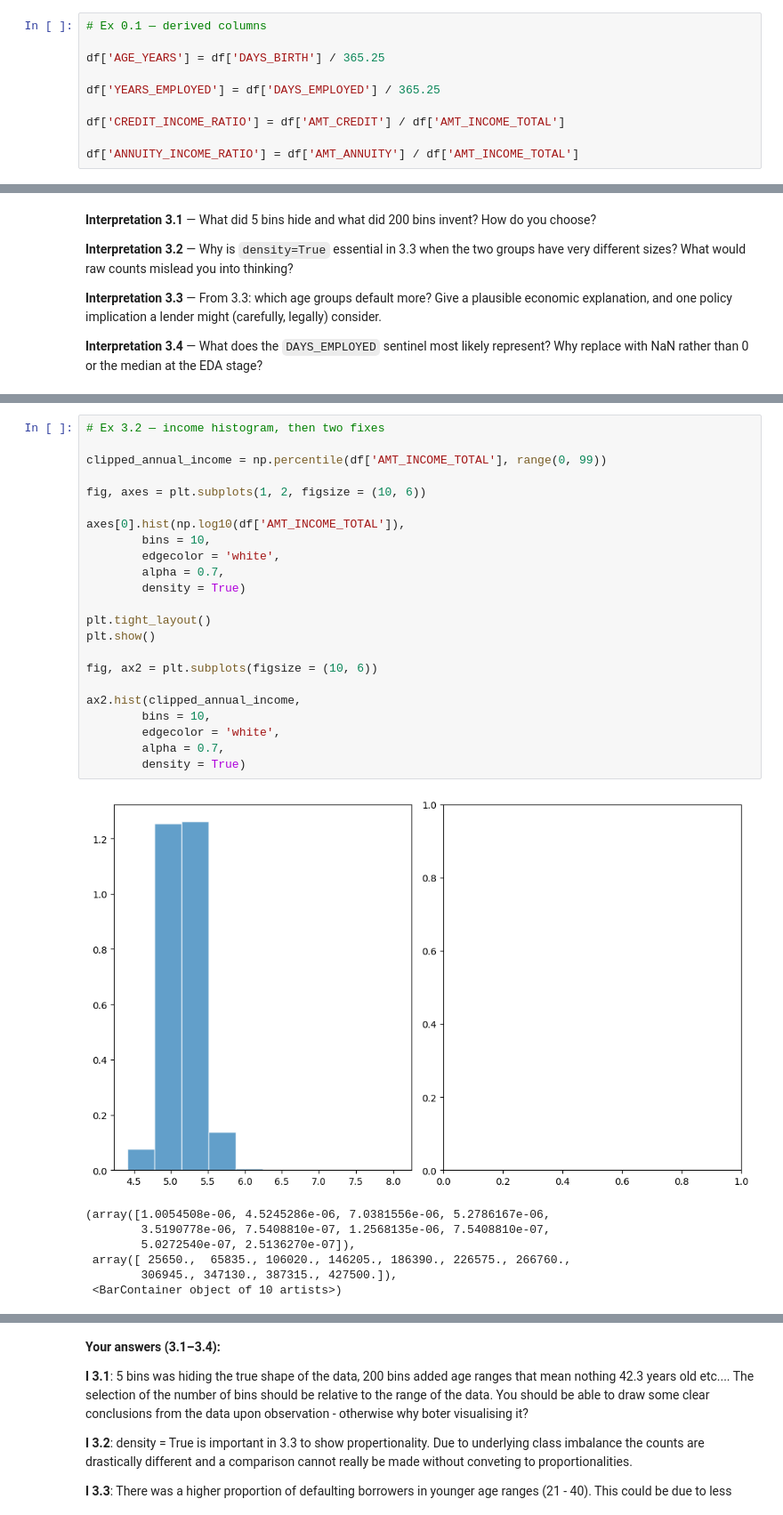
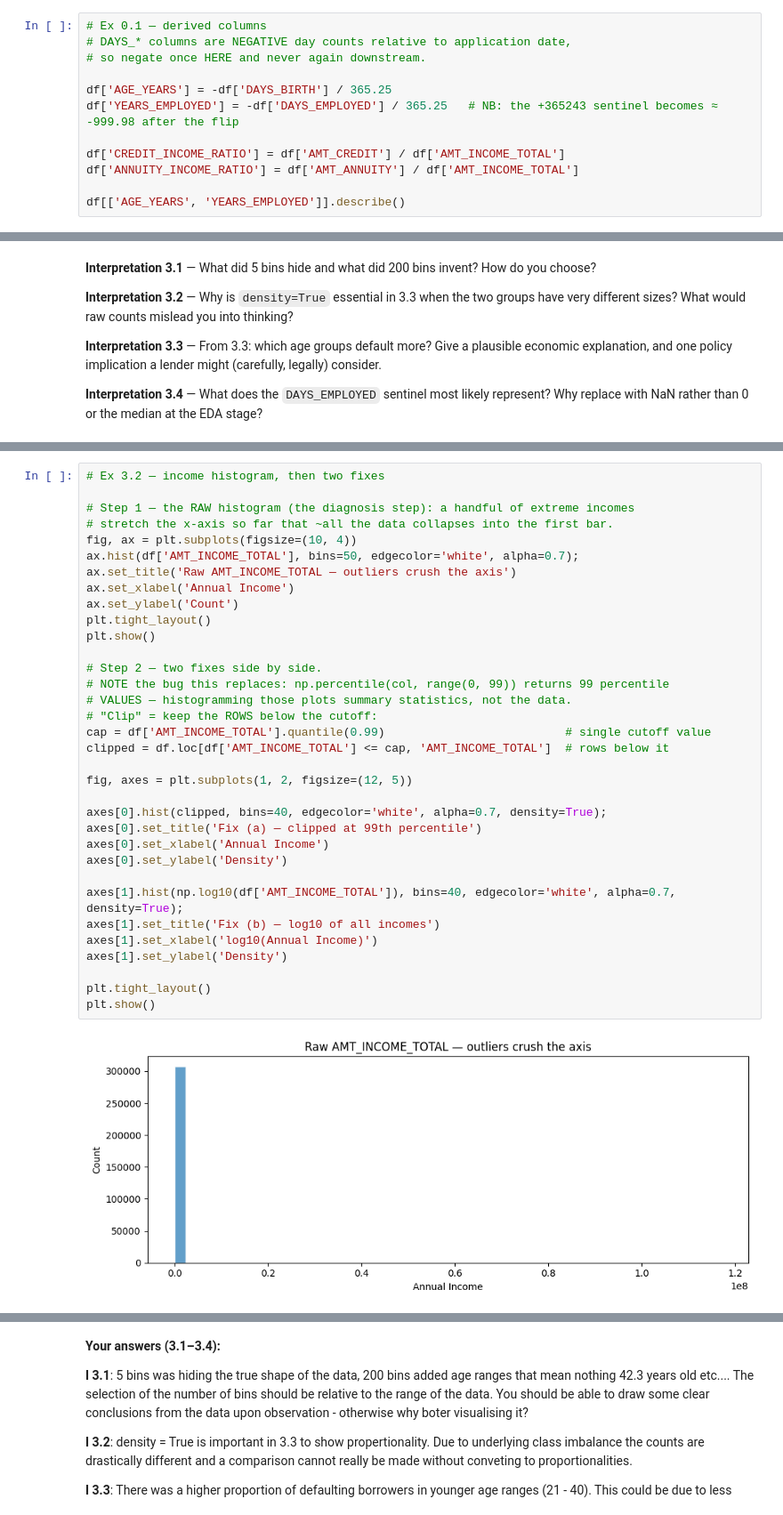
Before and after one commit to smallchuch/CreditRiskLearning, a Jupyter notebook: Learning Journey/1.5 Matplotlib + Seaborn/matplotlib_seaborn_practice_home_credit.ipynb, the cells around one changed output, grey strips where cells are left out. Shown at 89% size. Drawn from its saved outputs; the diff is of its cells as text.

```diff
--- a/Learning Journey/1.5 Matplotlib + Seaborn/matplotlib_seaborn_practice_home_credit.ipynb
+++ b/Learning Journey/1.5 Matplotlib + Seaborn/matplotlib_seaborn_practice_home_credit.ipynb
@@ -67,11 +67,13 @@ Then print `df[["AGE_YEARS", "YEARS_EMPLOYED"]].describe()` and look at the max
 **Interpretation 0.1** — What do you notice about the maximum of `YEARS_EMPLOYED`? What do you suspect it encodes, and why would a lender's system produce a value like that?
 # %%
 # Ex 0.1 — derived columns
+# DAYS_* columns are NEGATIVE day counts relative to application date,
+# so negate once HERE and never again downstream.
 
-df['AGE_YEARS'] = df['DAYS_BIRTH'] / 365.25
-
-df['YEARS_EMPLOYED'] = df['DAYS_EMPLOYED'] / 365.25
+df['AGE_YEARS'] = -df['DAYS_BIRTH'] / 365.25
+df['YEARS_EMPLOYED'] = -df['DAYS_EMPLOYED'] / 365.25   # NB: the +365243 sentinel becomes ≈ -999.98 after the flip
 
 df['CREDIT_INCOME_RATIO'] = df['AMT_CREDIT'] / df['AMT_INCOME_TOTAL']
+df['ANNUITY_INCOME_RATIO'] = df['AMT_ANNUITY'] / df['AMT_INCOME_TOTAL']
 
-df['ANNUITY_INCOME_RATIO'] = df['AMT_ANNUITY'] / df['AMT_INCOME_TOTAL']
+df[['AGE_YEARS', 'YEARS_EMPLOYED']].describe()
@@ -407,31 +394,36 @@ ax.hist(-df['AGE_YEARS'].dropna(),
 # %%
 # Ex 3.2 — income histogram, then two fixes
 
-clipped_annual_income = np.percentile(df['AMT_INCOME_TOTAL'], range(0, 99))
+# Step 1 — the RAW histogram (the diagnosis step): a handful of extreme incomes
+# stretch the x-axis so far that ~all the data collapses into the first bar.
+fig, ax = plt.subplots(figsize=(10, 4))
+ax.hist(df['AMT_INCOME_TOTAL'], bins=50, edgecolor='white', alpha=0.7);
+ax.set_title('Raw AMT_INCOME_TOTAL — outliers crush the axis')
+ax.set_xlabel('Annual Income')
+ax.set_ylabel('Count')
+plt.tight_layout()
+plt.show()
 
-fig, axes = plt.subplots(1, 2, figsize = (10, 6))
+# Step 2 — two fixes side by side.
+# NOTE the bug this replaces: np.percentile(col, range(0, 99)) returns 99 percentile
+# VALUES — histogramming those plots summary statistics, not the data.
+# "Clip" = keep the ROWS below the cutoff:
+cap = df['AMT_INCOME_TOTAL'].quantile(0.99)                          # single cutoff value
+clipped = df.loc[df['AMT_INCOME_TOTAL'] <= cap, 'AMT_INCOME_TOTAL']  # rows below it
 
-axes[0].hist(np.log10(df['AMT_INCOME_TOTAL']),
-        bins = 10,
-        edgecolor = 'white',
-        alpha = 0.7,
-        density = True)
+fig, axes = plt.subplots(1, 2, figsize=(12, 5))
+
+axes[0].hist(clipped, bins=40, edgecolor='white', alpha=0.7, density=True);
+axes[0].set_title('Fix (a) — clipped at 99th percentile')
+axes[0].set_xlabel('Annual Income')
+axes[0].set_ylabel('Density')
+
+axes[1].hist(np.log10(df['AMT_INCOME_TOTAL']), bins=40, edgecolor='white', alpha=0.7, density=True);
+axes[1].set_title('Fix (b) — log10 of all incomes')
+axes[1].set_xlabel('log10(Annual Income)')
+axes[1].set_ylabel('Density')
 
 plt.tight_layout()
 plt.show()
-
-fig, ax2 = plt.subplots(figsize = (10, 6))
-
-ax2.hist(clipped_annual_income,
-        bins = 10,
-        edgecolor = 'white',
-        alpha = 0.7,
-        density = True)
 # %% [output]
-[figure, old version]
+[figure, new version]
-(array([1.0054508e-06, 4.5245286e-06, 7.0381556e-06, 5.2786167e-06,
-        3.5190778e-06, 7.5408810e-07, 1.2568135e-06, 7.5408810e-07,
-        5.0272540e-07, 2.5136270e-07]),
- array([ 25650.,  65835., 106020., 146205., 186390., 226575., 266760.,
-        306945., 347130., 387315., 427500.]),
- <BarContainer object of 10 artists>)
```
Also changed, not shown: parts of 11 cells of this notebook, 2 other files.
